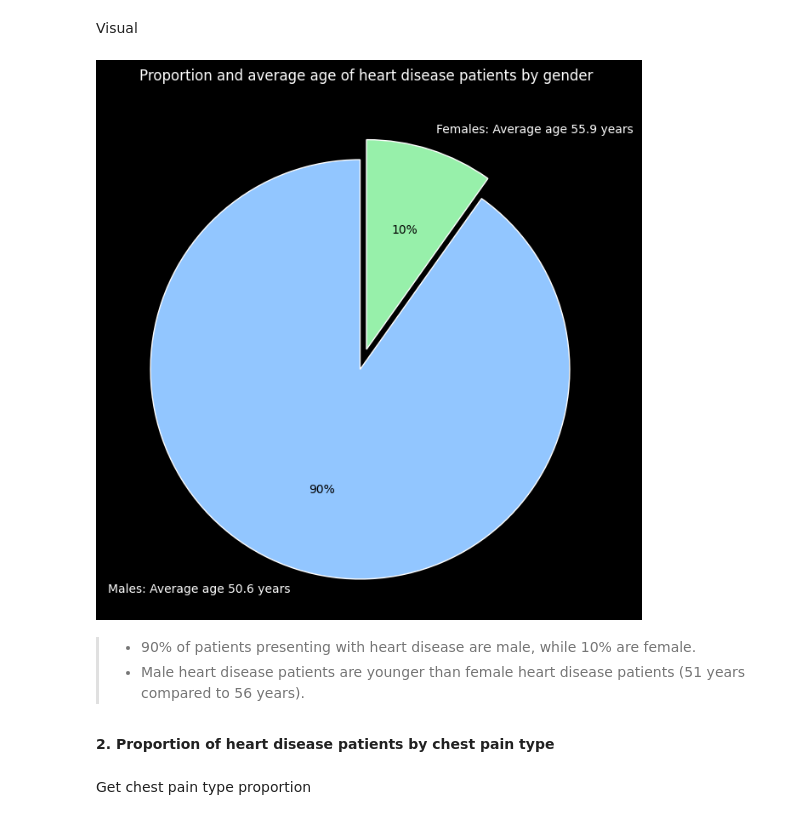
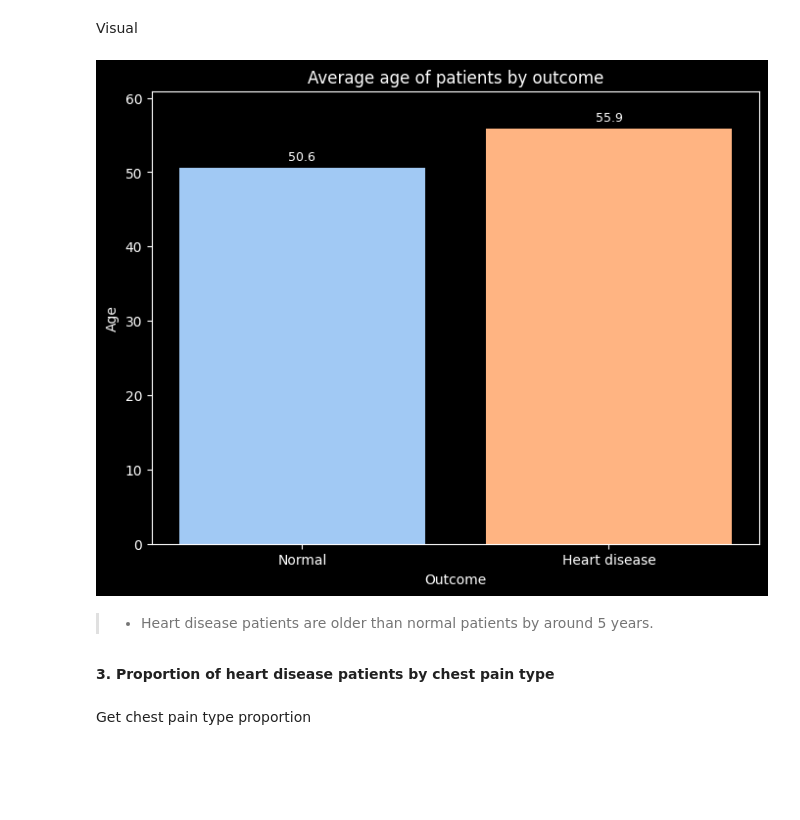
Before and after one commit to shabana1408/Heart-Failure-Prediction, a Jupyter notebook: Project_2_Part_3.ipynb, the cells around one changed output. Drawn from its saved outputs; the diff is of its cells as text; code cells hidden in the pictures; blank space fills up the shorter version.

```diff
--- a/Project_2_Part_3.ipynb
+++ b/Project_2_Part_3.ipynb
@@ -707,27 +745,31 @@ age_total_nor = df1[df1['HeartDisease'] == 0]['Age'].sum()
 age_count_nor = df1[df1['HeartDisease'] == 0]['Age'].count()
 age_nor = age_total_nor/age_count_nor
 
-age_pie = [age_nor, age_hd]
+age_graph = [age_nor, age_hd]
+outcome_graph = ['Normal', 'Heart disease']
 # %% [markdown]
 Visual
-# %%
-fig, ax = plt.subplots(figsize = (8,8))
-
-_,_,autotexts = plt.pie(gender_pie, labels = [f'Males: Average age {age_pie[0]:.1f} years', f'Females: Average age {age_pie[1]:.1f} years'],
-                        autopct='%1.0f%%',
-                        startangle = 90, explode = (0.1, 0),# textprops={'color': 'black'},
-                        wedgeprops = {'edgecolor' : 'white', 'linewidth': 1, 'antialiased' : True})
-
-for ins in autotexts:
-    ins.set_color('black')
-
-plt.title('Proportion and average age of heart disease patients by gender');
-# %% [output]
-[figure, removed]
-# %% [markdown]
-> - 90% of patients presenting with heart disease are male, while 10% are female.
-> - Male heart disease patients are younger than female heart disease patients (51 years compared to 56 years).
+# %%
+fig, ax = plt.subplots(nrows = 1, ncols = 1, figsize = (8,6))
+
+palette = sns.color_palette('pastel')
+
+plt.bar(outcome_graph, age_graph, color = [palette[0], palette[1]])
+
+for i, age in enumerate(age_graph):
+    plt.text(i, age + 1, f'{age:.1f}', horizontalalignment='center', fontsize = 9, color='white')
+
+plt.xlabel('Outcome', fontdict={'fontsize':10})
+plt.ylabel('Age', fontdict={'fontsize':10})
+plt.title('Average age of patients by outcome')
+plt.ylim(0, max(age_graph) + 5);
+
+plt.show()
+# %% [output]
+[figure, added]
+# %% [markdown]
+> - Heart disease patients are older than normal patients by around 5 years.
 # %% [markdown]
-**2. Proportion of heart disease patients by chest pain type**
+**3. Proportion of heart disease patients by chest pain type**
 # %% [markdown]
 Get chest pain type proportion
```
Also changed, not shown: parts of 14 cells of this notebook.
